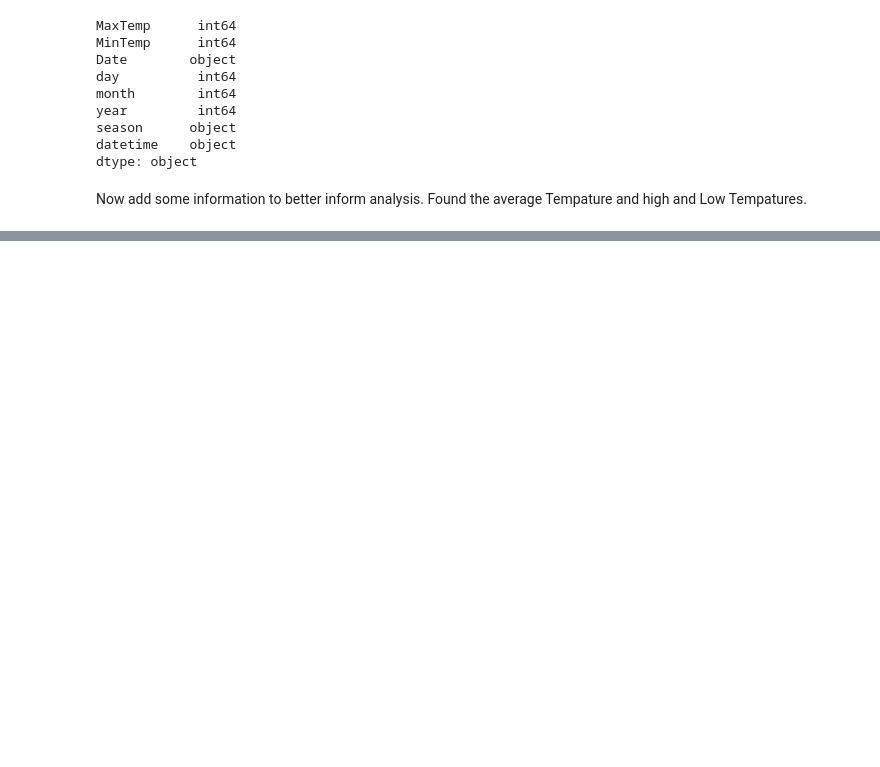
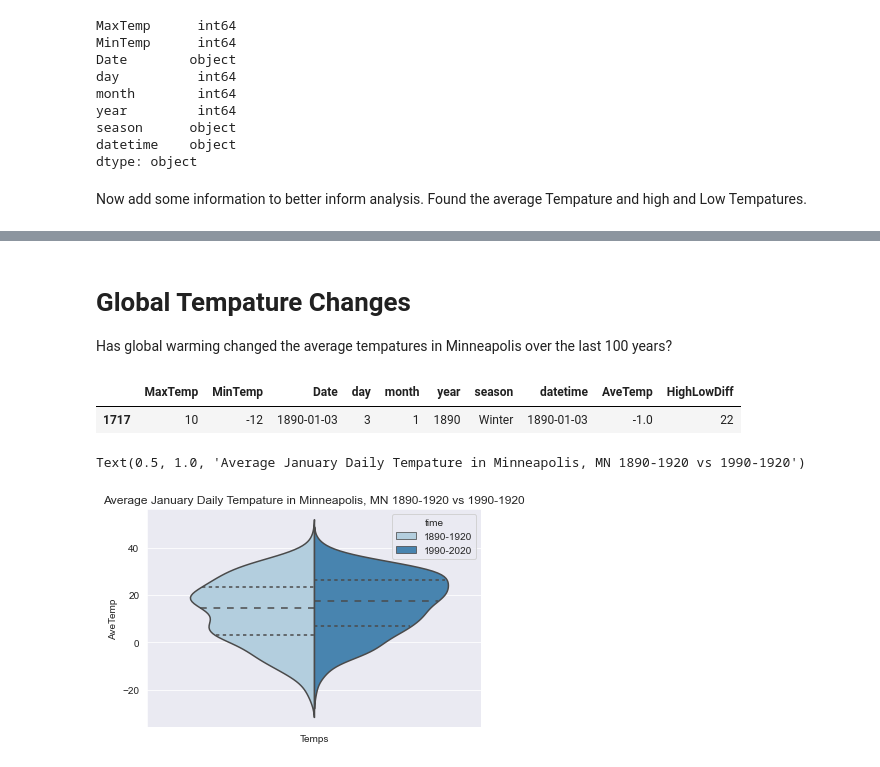
Before and after one commit to searanch/Minneapolis-Historical-Weather, a Jupyter notebook: msp_winter.ipynb, the cells around one changed output, grey strips where cells are left out. Cells and saved outputs as stored; diff of their text form; code cells hidden in the pictures; blank space fills up the shorter version.

Commit message:
Updated with split violinplot for decades.

```diff
--- a/msp_winter.ipynb
+++ b/msp_winter.ipynb
@@ -110,0 +98,43 @@ winter.describe()
+# %% [markdown]
+# Global Tempature Changes
+Has global warming changed the average tempatures in Minneapolis over the last 100 years?
+# %%
+jan.sample()
+# %% [output]
+|  | MaxTemp | MinTemp | Date | day | month | year | season | datetime | AveTemp | HighLowDiff |
+| 1717 | 10 | -12 | 1890-01-03 | 3 | 1 | 1890 | Winter | 1890-01-03 | -1.0 | 22 |
+# %%
+# make df based on dates
+#old_times =
+# Old times for years 1890-1920
+old_times = jan.query("(year > 1889) and (year < 1921)")
+old_times['time'] = '1890-1920'
+old_times['split'] = 'old'
+# Present for years 1990-1920
+present = jan.query("(year > 1989) and (year < 2021)")
+present['time']='1990-2020'
+present['split']='present'
+
+# concat back into one df
+old_and_present = pd.concat([old_times,present])
+old_and_present.head()
+# %%
+import matplotlib.pyplot as plt
+#violin plot
+ax = sns.violinplot(x=['Temps']*len(old_and_present),
+                    y="AveTemp",hue='time',data=old_and_present,
+                    split=True,palette='Blues',inner="quart",)
+plt.title('Average January Daily Tempature in Minneapolis, MN 1890-1920 vs 1990-1920')
+
+
+
+
+    # Draw a nested violinplot and split the violins for easier comparison
+#sns.violinplot(x=['Data']*len(tips),y="total_bill", hue="smoker",
+               #split=True, inner="quart",
+               #palette={"Yes": "y", "No": "b"},
+               #data=tips)
+#sns.despine(left=True)
+# %% [output]
+Text(0.5, 1.0, 'Average January Daily Tempature in Minneapolis, MN 1890-1920 vs 1990-1920')
+[figure, added]
```
Also changed, not shown: parts of 13 cells of this notebook, 1 other file.
